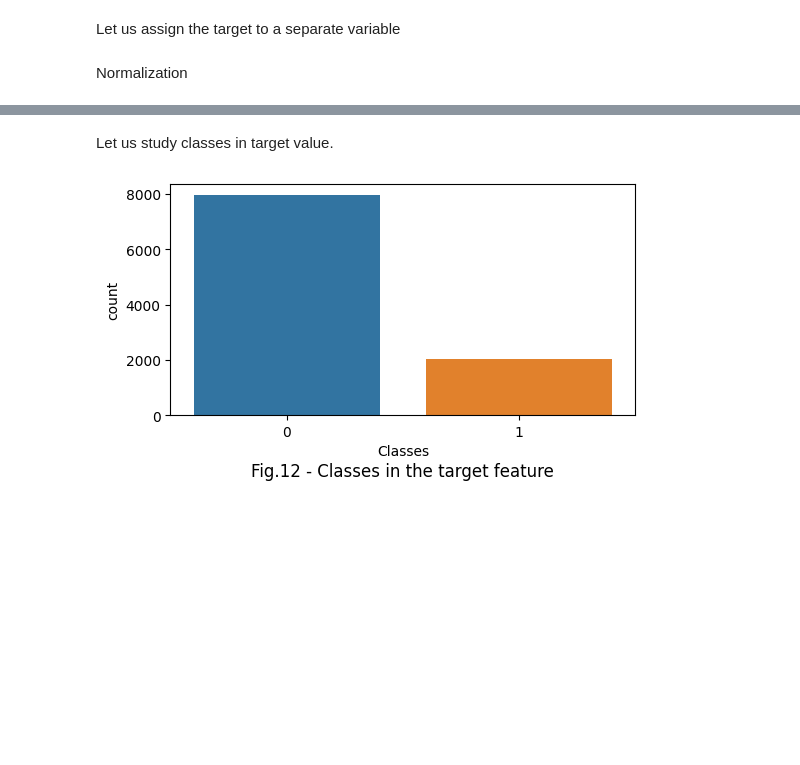
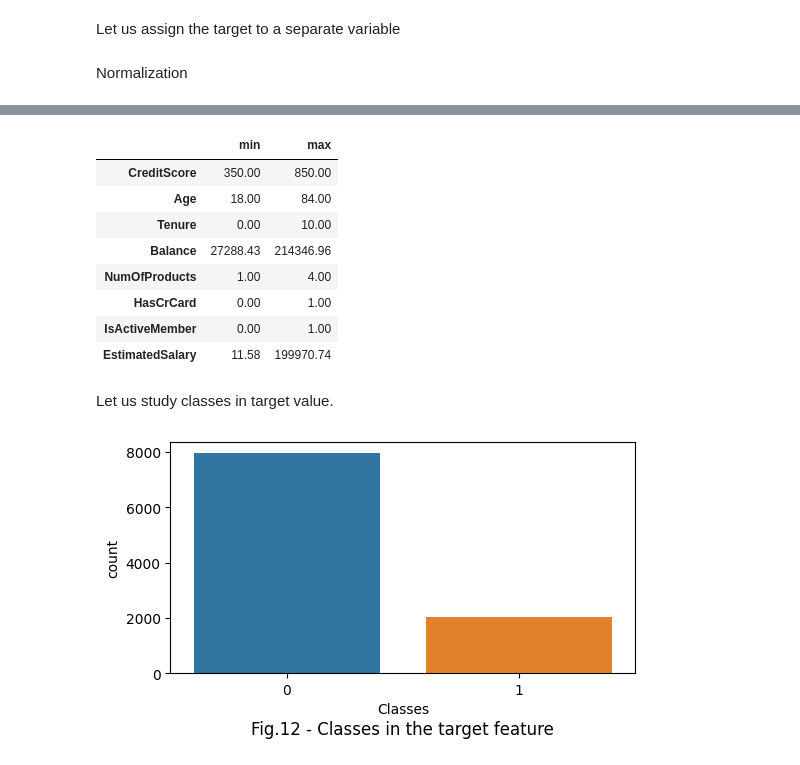
Before and after one commit to Alex1iv/Bank_customers_outflow, a Jupyter notebook: notebooks/Bank_clients_en.ipynb, the cells around one changed output, grey strips where cells are left out. Drawn from its saved outputs; the diff is of its cells as text; code cells hidden in the pictures; blank space fills up the shorter version.

```diff
--- a/notebooks/Bank_clients_en.ipynb
+++ b/notebooks/Bank_clients_en.ipynb
@@ -473,3 +464,6 @@ Let us assign the target to a separate variable
 X, y = churn_data_cleaned.drop("Exited", axis=1), churn_data_cleaned["Exited"]
 # %% [markdown]
 Normalization
+# %%
+X.agg(['min','max']).T
+# %% [output]
@@ -476,3 +471,12 @@ Normalization
+|  | min | max |
+| CreditScore | 350.00 | 850.00 |
+| Age | 18.00 | 84.00 |
+| Tenure | 0.00 | 10.00 |
+| Balance | 27288.43 | 214346.96 |
+| NumOfProducts | 1.00 | 4.00 |
+| HasCrCard | 0.00 | 1.00 |
+| IsActiveMember | 0.00 | 1.00 |
+| EstimatedSalary | 11.58 | 199970.74 |
 # %%
 scaler = preprocessing.MinMaxScaler()
 scaler.fit(X)
```
Also changed, not shown: parts of 31 cells of this notebook, 1 other file.
